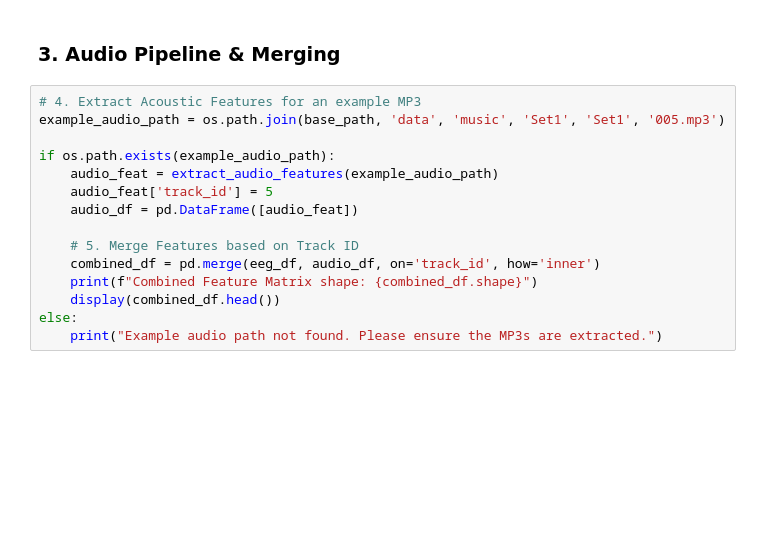
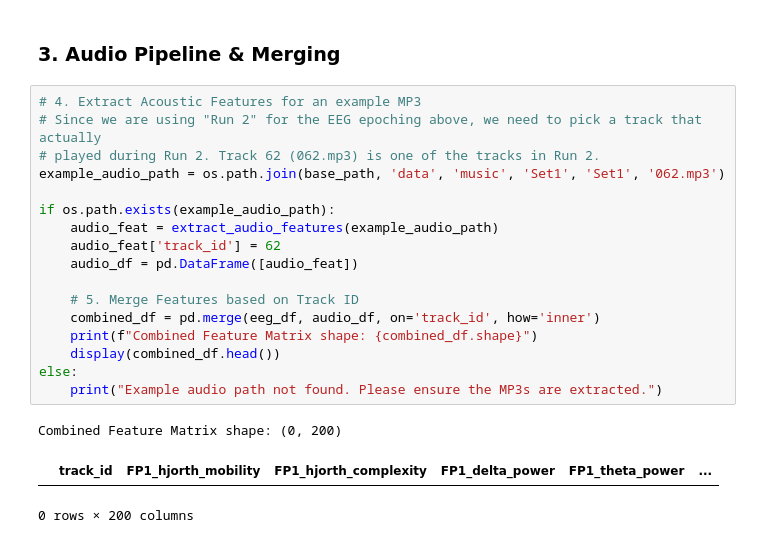
Before and after one commit to Trainer-Blue/daly-comp-analysis, a Jupyter notebook: notebooks/02_feature_engineering.ipynb, the cells around one changed output. Cells and saved outputs as stored; diff of their text form; blank space fills up the shorter version.

```diff
--- a/notebooks/02_feature_engineering.ipynb
+++ b/notebooks/02_feature_engineering.ipynb
@@ -45,16 +103,22 @@ display(eeg_df.head())
 ### 3. Audio Pipeline & Merging
 # %%
 # 4. Extract Acoustic Features for an example MP3
-example_audio_path = os.path.join(base_path, 'data', 'music', 'Set1', 'Set1', '005.mp3')
+# Since we are using "Run 2" for the EEG epoching above, we need to pick a track that actually
+# played during Run 2. Track 62 (062.mp3) is one of the tracks in Run 2.
+example_audio_path = os.path.join(base_path, 'data', 'music', 'Set1', 'Set1', '062.mp3')
 
 if os.path.exists(example_audio_path):
     audio_feat = extract_audio_features(example_audio_path)
-    audio_feat['track_id'] = 5
+    audio_feat['track_id'] = 62
     audio_df = pd.DataFrame([audio_feat])
 
     # 5. Merge Features based on Track ID
     combined_df = pd.merge(eeg_df, audio_df, on='track_id', how='inner')
     print(f"Combined Feature Matrix shape: {combined_df.shape}")
     display(combined_df.head())
 else:
     print("Example audio path not found. Please ensure the MP3s are extracted.")
+# %% [output]
+Combined Feature Matrix shape: (0, 200)
+|  | track_id | FP1_hjorth_mobility | FP1_hjorth_complexity | FP1_delta_power | FP1_theta_power | ... |
+0 rows × 200 columns
```
Also changed, not shown: parts of 5 cells of this notebook, 4 other files.
